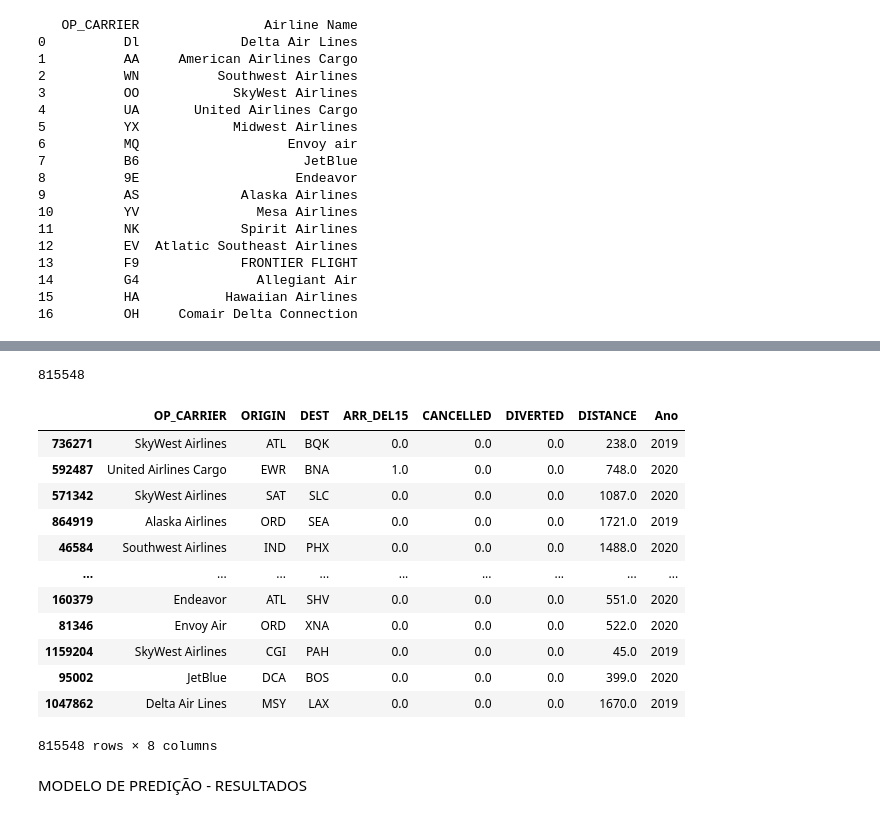
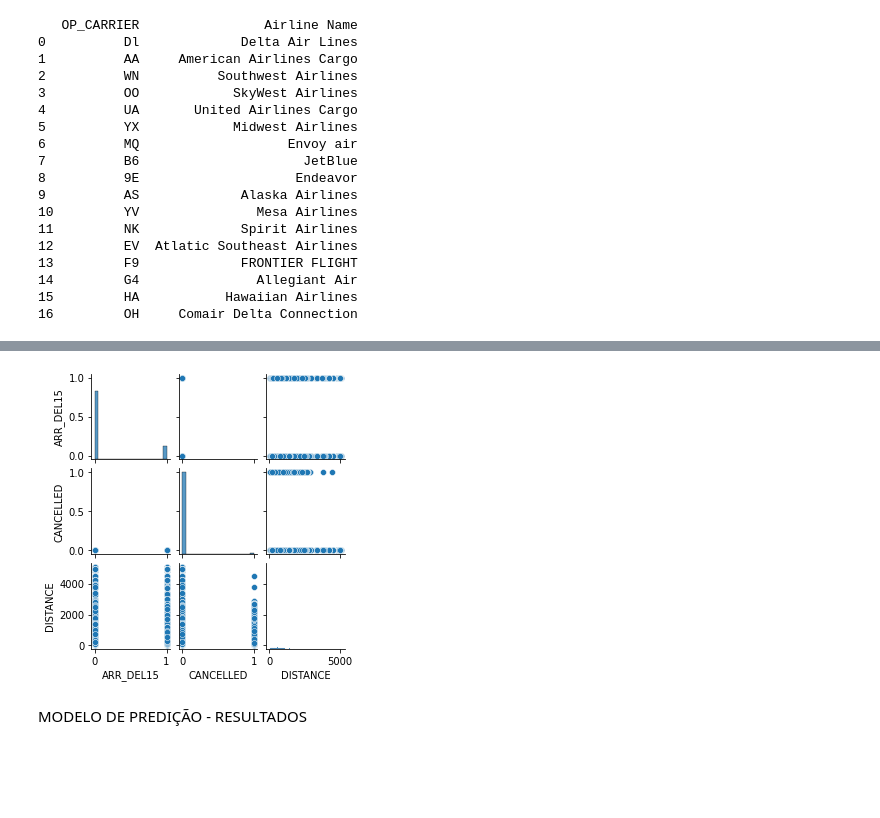
Before and after one commit to insper-classroom/22-2a-cd-p2-grupo_bexcamrefe, a Jupyter notebook: relatoriop2.ipynb, the cells around one changed output, grey strips where cells are left out. Drawn from its saved outputs; the diff is of its cells as text; code cells hidden in the pictures; blank space fills up the shorter version.

```diff
--- a/relatoriop2.ipynb
+++ b/relatoriop2.ipynb
@@ -130,22 +109,11 @@ Voo_Desviados
-# %%
-Nao_desviade = Treinamento['DIVERTED'] == 0
-Nao_cancelade = Treinamento['CANCELLED'] == 0
-nao_desvi = Treinamento.loc[Nao_desviade,:]
-Nao_cancelade_nem_desviade = nao_desvi.loc[Nao_cancelade,:]
-print(len(Nao_cancelade_nem_desviade))
-Nao_cancelade_nem_desviade
-# %% [output]
-815548
-|  | OP_CARRIER | ORIGIN | DEST | ARR_DEL15 | CANCELLED | DIVERTED | DISTANCE | Ano |
-| 736271 | SkyWest Airlines | ATL | BQK | 0.0 | 0.0 | 0.0 | 238.0 | 2019 |
-| 592487 | United Airlines Cargo | EWR | BNA | 1.0 | 0.0 | 0.0 | 748.0 | 2020 |
-| 571342 | SkyWest Airlines | SAT | SLC | 0.0 | 0.0 | 0.0 | 1087.0 | 2020 |
-| 864919 | Alaska Airlines | ORD | SEA | 0.0 | 0.0 | 0.0 | 1721.0 | 2019 |
-| 46584 | Southwest Airlines | IND | PHX | 0.0 | 0.0 | 0.0 | 1488.0 | 2020 |
-| ... | ... | ... | ... | ... | ... | ... | ... | ... |
-| 160379 | Endeavor | ATL | SHV | 0.0 | 0.0 | 0.0 | 551.0 | 2020 |
-| 81346 | Envoy Air | ORD | XNA | 0.0 | 0.0 | 0.0 | 522.0 | 2020 |
-| 1159204 | SkyWest Airlines | CGI | PAH | 0.0 | 0.0 | 0.0 | 45.0 | 2019 |
-| 95002 | JetBlue | DCA | BOS | 0.0 | 0.0 | 0.0 | 399.0 | 2020 |
-| 1047862 | Delta Air Lines | MSY | LAX | 0.0 | 0.0 | 0.0 | 1670.0 | 2019 |
-815548 rows × 8 columns
+# %%
+# REGRESSÃO MULTIPLA DE TESTE
+from mpl_toolkits.mplot3d import Axes3D
+from IPython.display import display
+import seaborn as sns
+
+
+sns.pairplot(Treinamento, height=1.5); # Cruza todas as variáveis entre sí, dá maneira que elas precisam sendo quantitativas
+#Treinamento.columns
+# %% [output]
+[figure, added]
```
Also changed, not shown: parts of 8 cells of this notebook.
